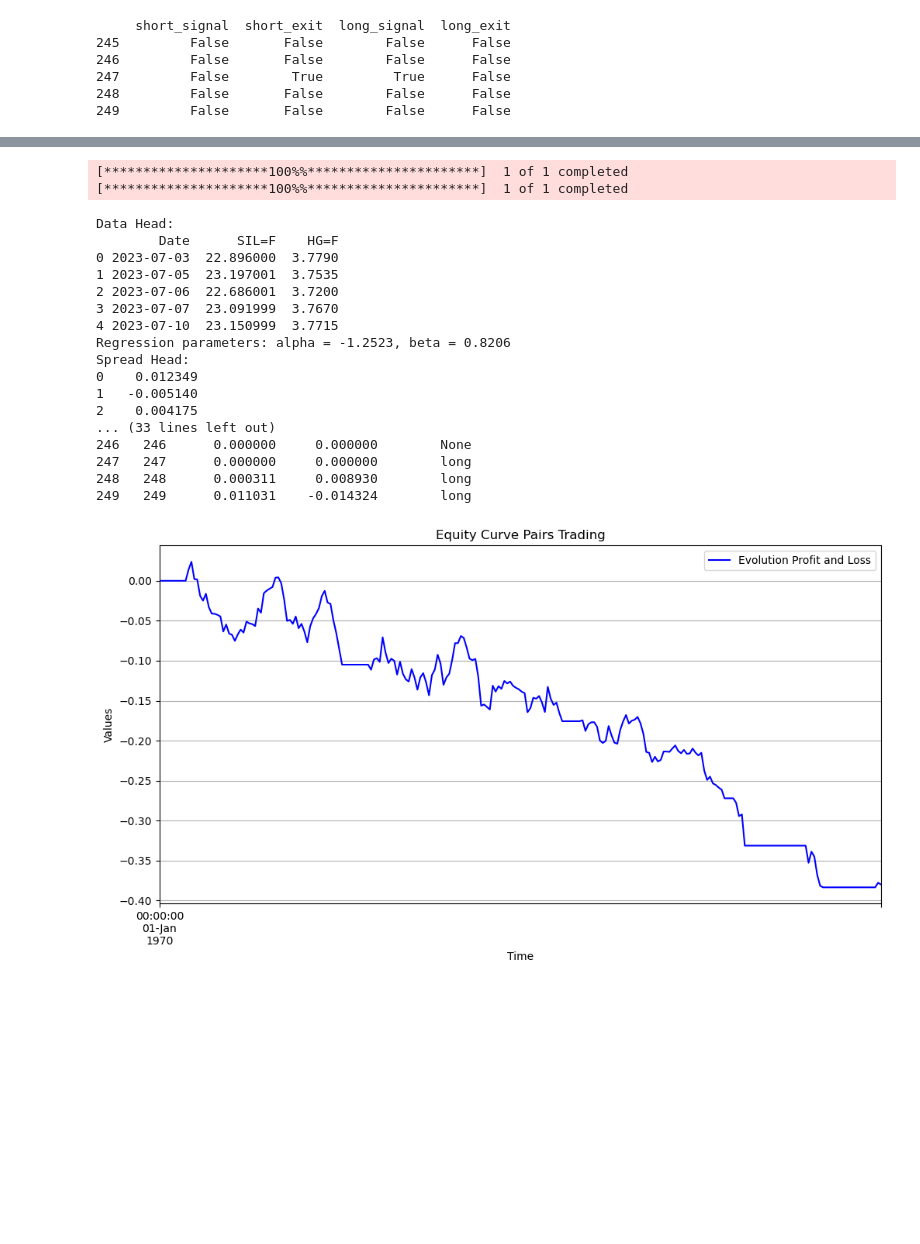
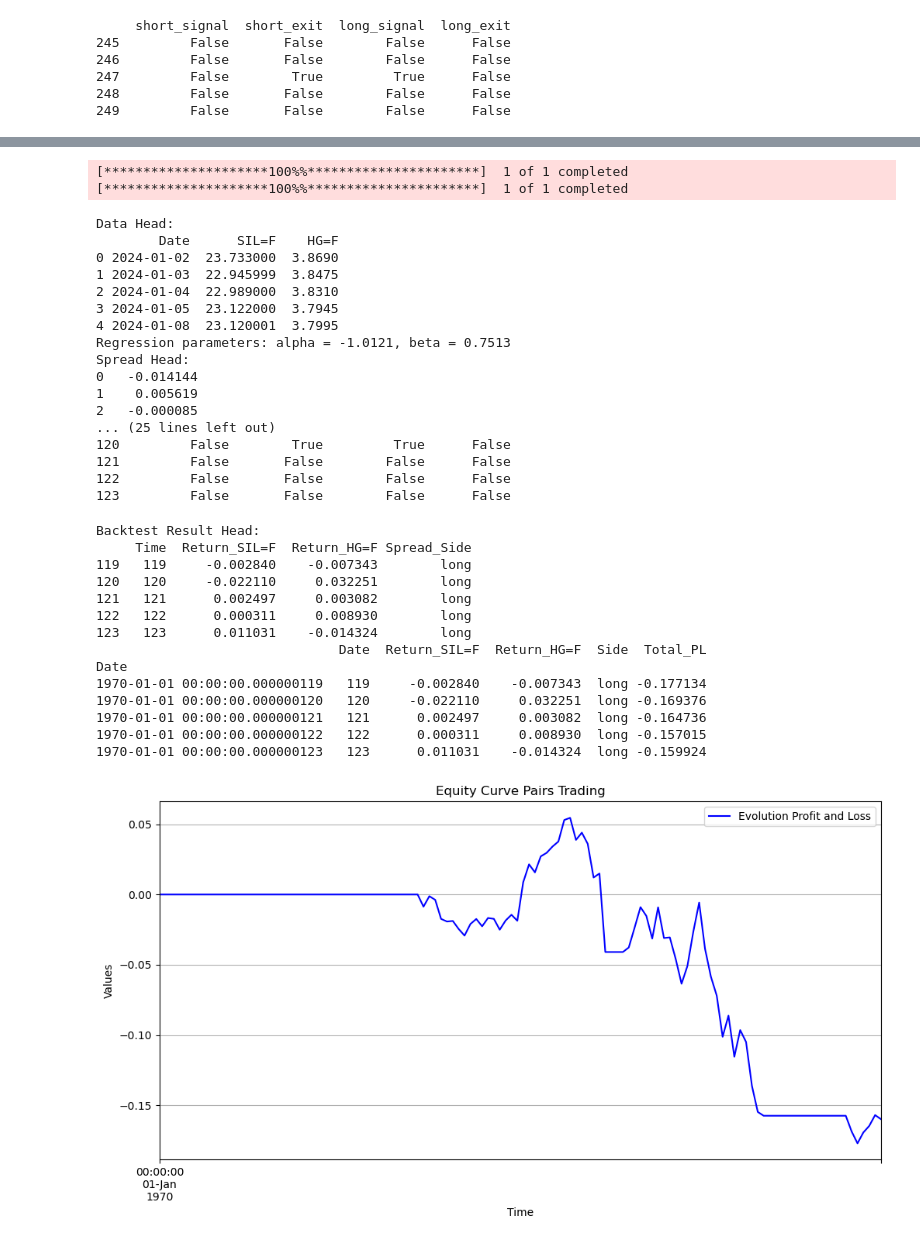
Before and after one commit to mburley127/PairsTrading, a Jupyter notebook: PairsTrading/PairsTrading_Alt.ipynb, the cells around one changed output, grey strips where cells are left out. Drawn from its saved outputs; the diff is of its cells as text; code cells hidden in the pictures; blank space fills up the shorter version.

```diff
--- a/PairsTrading/PairsTrading_Alt.ipynb
+++ b/PairsTrading/PairsTrading_Alt.ipynb
@@ -423,7 +442,7 @@ def perform_backtest(signals_df, commod_data):
 
 ### Function Calls
 commodities_list = ['SIL=F', 'HG=F']
-start_date = '2023-07-01'
+start_date = '2024-01-01'
 end_date = '2024-07-01'
 commod_data = import_commod_data(commodities_list, start_date, end_date)
 print("Data Head:")
@@ -447,45 +466,59 @@ print(zscore.head())
 
 signals_df = signals(zscore, commod_data, signal_entry=1, signal_exit=-1)
 print(signals_df.tail())
 
 backtest_result = perform_backtest(signals_df, commod_data)
 print("\nBacktest Result Head:")
 print(backtest_result.tail())
 
 # Calculate returns and plot
 backtest_pandas = pd.DataFrame(backtest_result)
 backtest_pandas.columns = ['Date', 'Return_SIL=F', 'Return_HG=F', 'Side']
 backtest_pandas['Return_SIL=F'] = backtest_pandas['Return_SIL=F'].astype(float)
 backtest_pandas['Return_HG=F'] = backtest_pandas['Return_HG=F'].astype(float)
 backtest_pandas['Total_PL'] = (1 + backtest_pandas['Return_SIL=F']).cumprod() * (1 + backtest_pandas['Return_HG=F']).cumprod() - 1
 backtest_pandas.index = pd.to_datetime(backtest_pandas['Date'])
 plt.figure(figsize=(12, 6))
 backtest_pandas['Total_PL'].plot(label='Evolution Profit and Loss', color='blue')
 print(backtest_pandas.tail(5))
 plt.title('Equity Curve Pairs Trading')
 plt.xlabel('Time')
 plt.ylabel('Values')
 plt.legend()
 plt.grid(True)
 plt.show()
 # %% [output]
 [*********************100%%**********************]  1 of 1 completed
 [*********************100%%**********************]  1 of 1 completed
 Data Head:
         Date      SIL=F    HG=F
-0 2023-07-03  22.896000  3.7790
-1 2023-07-05  23.197001  3.7535
-2 2023-07-06  22.686001  3.7200
-3 2023-07-07  23.091999  3.7670
-4 2023-07-10  23.150999  3.7715
-Regression parameters: alpha = -1.2523, beta = 0.8206
+0 2024-01-02  23.733000  3.8690
+1 2024-01-03  22.945999  3.8475
+2 2024-01-04  22.989000  3.8310
+3 2024-01-05  23.122000  3.7945
+4 2024-01-08  23.120001  3.7995
+Regression parameters: alpha = -1.0121, beta = 0.7513
 Spread Head:
-0    0.012349
-1   -0.005140
-2    0.004175
-... (33 lines left out)
-246   246      0.000000     0.000000        None
-247   247      0.000000     0.000000        long
-248   248      0.000311     0.008930        long
-249   249      0.011031    -0.014324        long
+0   -0.014144
+1    0.005619
+2   -0.000085
+... (25 lines left out)
+120         False        True         True      False
+121         False       False        False      False
+122         False       False        False      False
+123         False       False        False      False
+Backtest Result Head:
+     Time  Return_SIL=F  Return_HG=F Spread_Side
+119   119     -0.002840    -0.007343        long
+120   120     -0.022110     0.032251        long
+121   121      0.002497     0.003082        long
+122   122      0.000311     0.008930        long
+123   123      0.011031    -0.014324        long
+                               Date  Return_SIL=F  Return_HG=F  Side  Total_PL
+Date
+1970-01-01 00:00:00.000000119   119     -0.002840    -0.007343  long -0.177134
+1970-01-01 00:00:00.000000120   120     -0.022110     0.032251  long -0.169376
+1970-01-01 00:00:00.000000121   121      0.002497     0.003082  long -0.164736
+1970-01-01 00:00:00.000000122   122      0.000311     0.008930  long -0.157015
+1970-01-01 00:00:00.000000123   123      0.011031    -0.014324  long -0.159924
-[figure, old version]
+[figure, new version]
```
Also changed, not shown: parts of 3 cells of this notebook.
